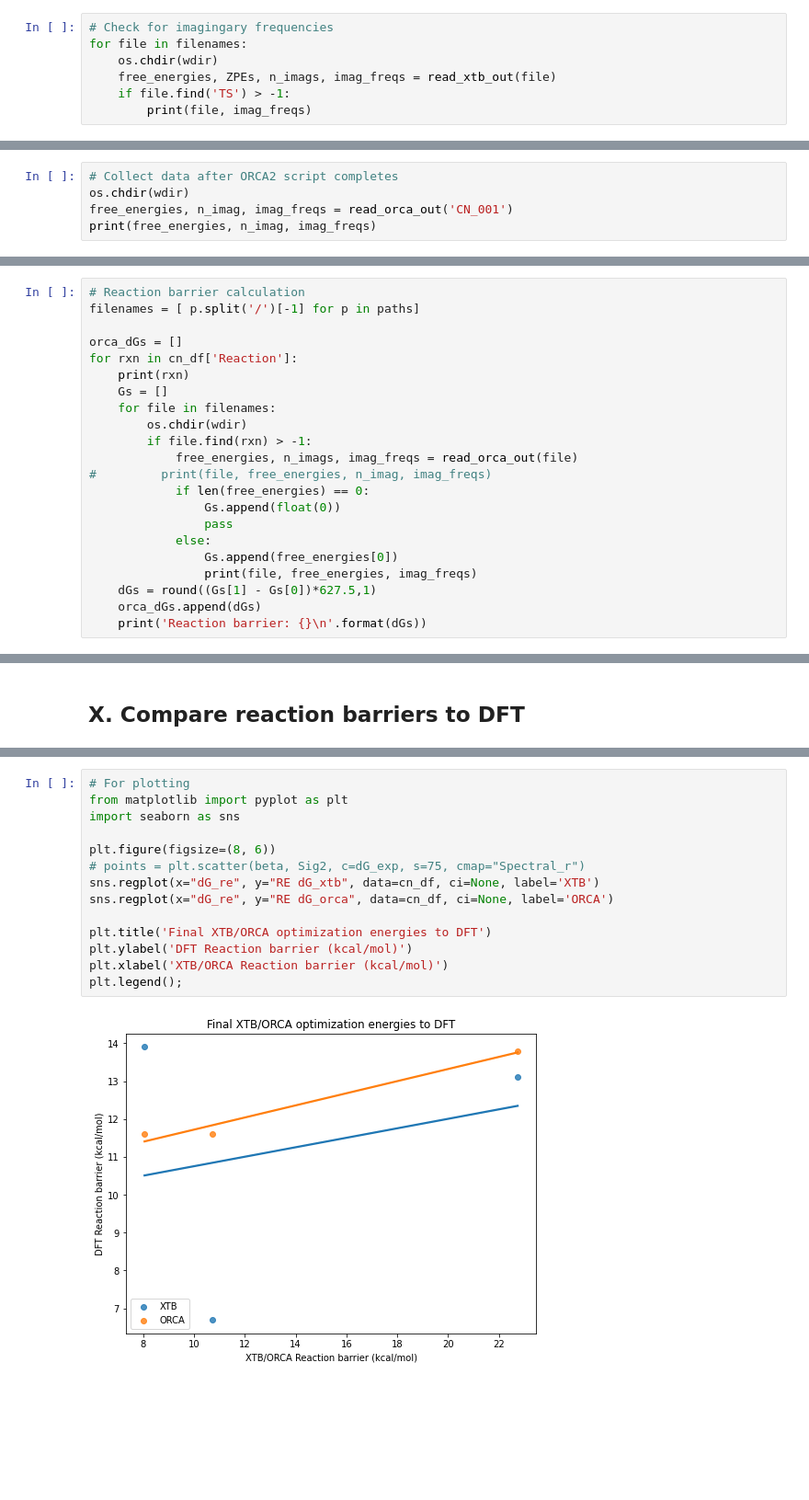
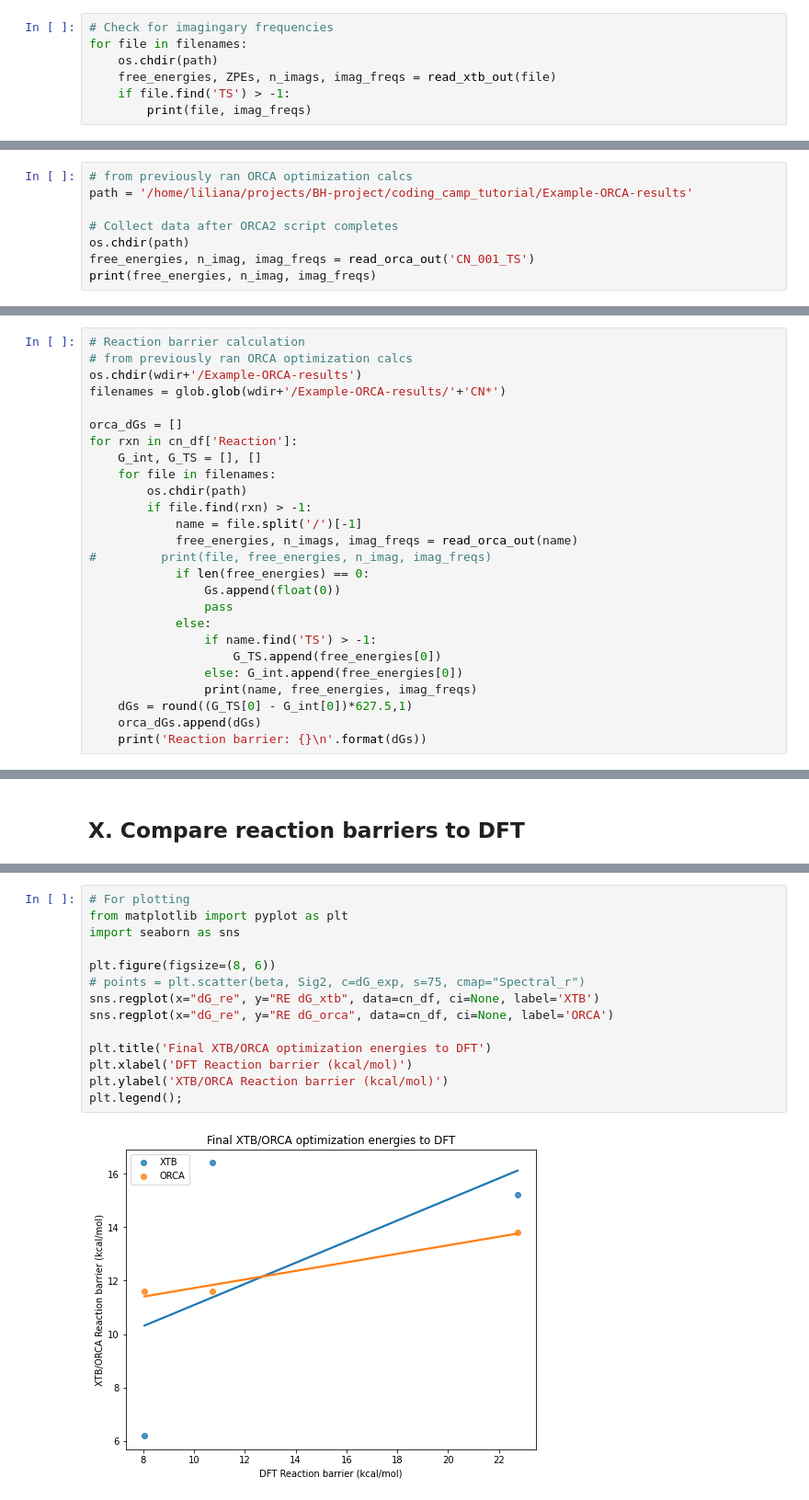
Before and after one commit to Liliana-Gallegos/Coding_camp_tutorial_TS-gen_and_opt, a Jupyter notebook: Coding-camp-Tutorial.ipynb, the cells around one changed output, grey strips where cells are left out. Shown: that part at 92% size. Drawn from its saved outputs; the diff is of its cells as text; blank space fills up the shorter version.

Commit message:
Updated reaction barrier calc
For both orca and xtb thermodata

```diff
--- a/Coding-camp-Tutorial.ipynb
+++ b/Coding-camp-Tutorial.ipynb
@@ -182,7 +182,7 @@ Thermodata for file: CN_001
 # %%
 # Check for imagingary frequencies
 for file in filenames:
-    os.chdir(wdir)
+    os.chdir(path)
     free_energies, ZPEs, n_imags, imag_freqs = read_xtb_out(file)
     if file.find('TS') > -1:
         print(file, imag_freqs)
@@ -268,8 +262,11 @@ create_batch(paths, script='orca2', chunk_size=3)
 # %% [output]
 True
 # %%
+# from previously ran ORCA optimization calcs
+path = '/home/liliana/projects/BH-project/coding_camp_tutorial/Example-ORCA-results'
+
 # Collect data after ORCA2 script completes
-os.chdir(wdir)
-free_energies, n_imag, imag_freqs = read_orca_out('CN_001')
+os.chdir(path)
+free_energies, n_imag, imag_freqs = read_orca_out('CN_001_TS')
 print(free_energies, n_imag, imag_freqs)
 # %% [output]
@@ -277,23 +274,27 @@ print(free_energies, n_imag, imag_freqs)
 # %%
 # Reaction barrier calculation
-filenames = [ p.split('/')[-1] for p in paths]
+# from previously ran ORCA optimization calcs
+os.chdir(wdir+'/Example-ORCA-results')
+filenames = glob.glob(wdir+'/Example-ORCA-results/'+'CN*')
 
 orca_dGs = []
 for rxn in cn_df['Reaction']:
-    print(rxn)
-    Gs = []
+    G_int, G_TS = [], []
     for file in filenames:
-        os.chdir(wdir)
+        os.chdir(path)
         if file.find(rxn) > -1:
-            free_energies, n_imags, imag_freqs = read_orca_out(file)
+            name = file.split('/')[-1]
+            free_energies, n_imags, imag_freqs = read_orca_out(name)
 #         print(file, free_energies, n_imag, imag_freqs)
             if len(free_energies) == 0:
                 Gs.append(float(0))
                 pass
             else:
-                Gs.append(free_energies[0])
-                print(file, free_energies, imag_freqs)
-    dGs = round((Gs[1] - Gs[0])*627.5,1)
+                if name.find('TS') > -1:
+                    G_TS.append(free_energies[0])
+                else: G_int.append(free_energies[0])
+                print(name, free_energies, imag_freqs)
+    dGs = round((G_TS[0] - G_int[0])*627.5,1)
     orca_dGs.append(dGs)
     print('Reaction barrier: {}\n'.format(dGs))
 # %% [output]
@@ -332,16 +330,16 @@ cn_df.head()
 # %%
 # For plotting
 from matplotlib import pyplot as plt
 import seaborn as sns
 
 plt.figure(figsize=(8, 6))
 # points = plt.scatter(beta, Sig2, c=dG_exp, s=75, cmap="Spectral_r")
 sns.regplot(x="dG_re", y="RE dG_xtb", data=cn_df, ci=None, label='XTB')
 sns.regplot(x="dG_re", y="RE dG_orca", data=cn_df, ci=None, label='ORCA')
 
 plt.title('Final XTB/ORCA optimization energies to DFT')
-plt.ylabel('DFT Reaction barrier (kcal/mol)')
-plt.xlabel('XTB/ORCA Reaction barrier (kcal/mol)')
+plt.xlabel('DFT Reaction barrier (kcal/mol)')
+plt.ylabel('XTB/ORCA Reaction barrier (kcal/mol)')
 plt.legend();
 # %% [output]
-[figure, old version]
+[figure, new version]
```
Also changed, not shown: parts of 9 cells of this notebook, 2 other files.
